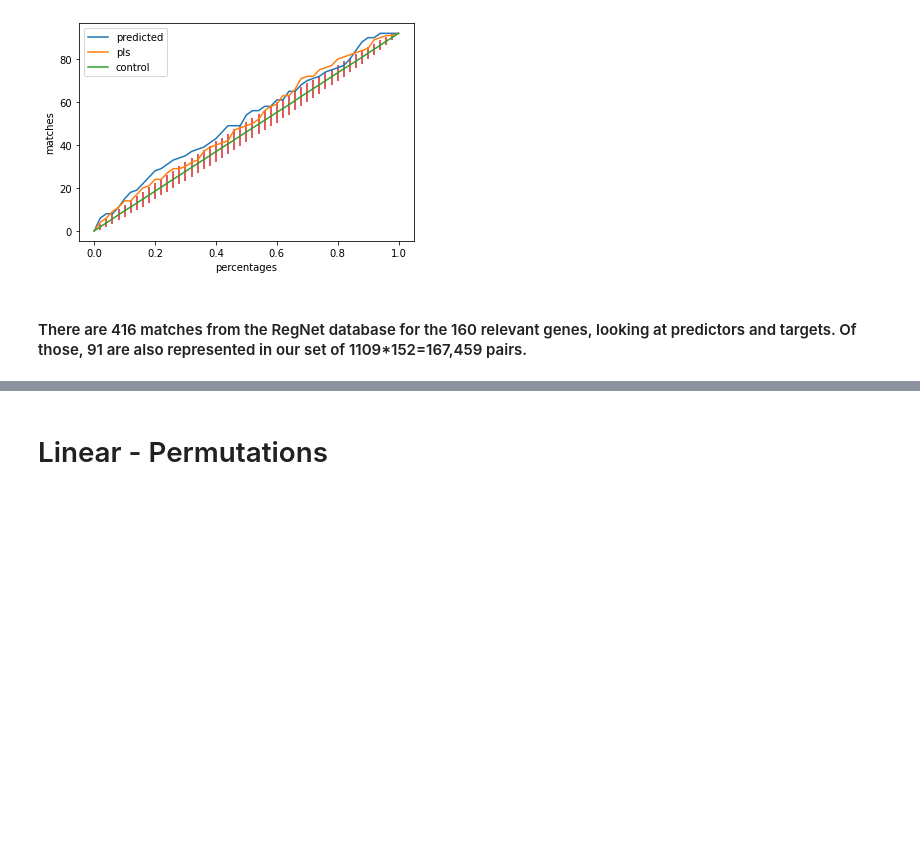
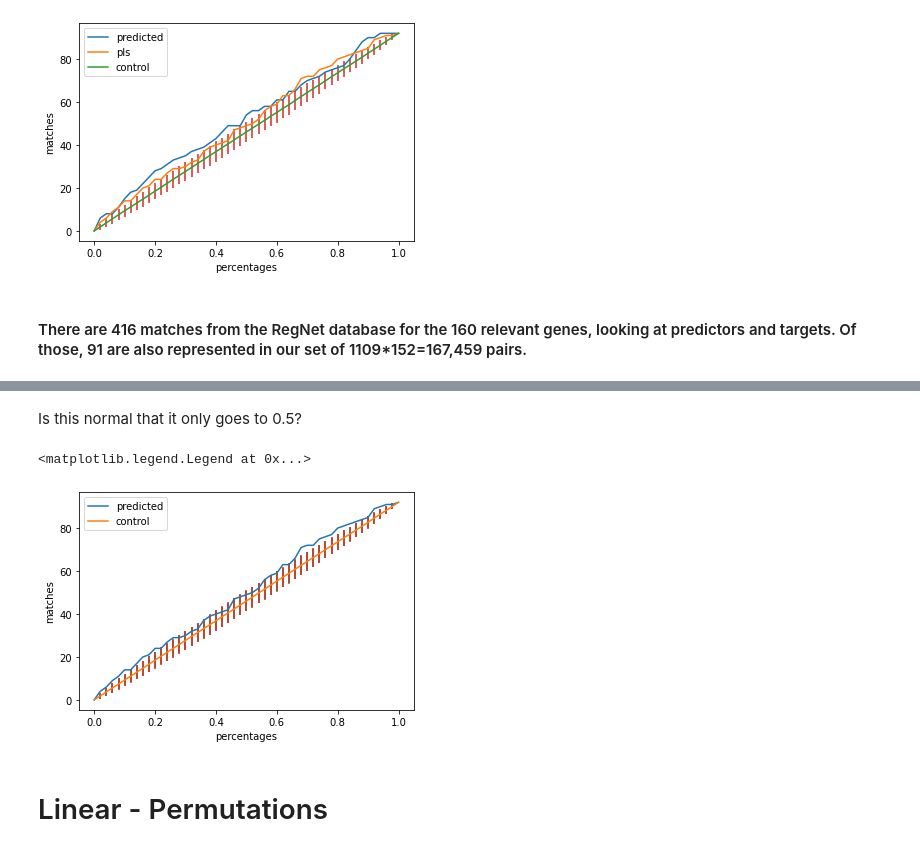
Before and after one commit to antschum/thesis, a Jupyter notebook: GeneAnalysis.ipynb, the cells around one changed output, grey strips where cells are left out. Saved outputs shown, nothing was run; the diff lists cells and outputs as text; code cells hidden in the pictures; blank space fills up the shorter version.

```diff
--- a/GeneAnalysis.ipynb
+++ b/GeneAnalysis.ipynb
@@ -83,0 +64,9 @@ ax.legend()
+# %%
+# import permutation scores
+percentages = list(np.arange(0, 1.02, 0.02))
+# acutally counts. of the evaluated permutations
+pls_permut160 = pd.read_pickle('pls/permutations.pkl')
+
+
+pls_count160 = pd.DataFrame(pd.read_pickle('pls/count.pkl'), columns = ['matches'])
+pls_permut160['percentages'], pls_count160['percentages']=percentages, percentages
@@ -84,3 +96,14 @@ ax.legend()
+# %% [markdown]
+Is this normal that it only goes to 0.5?
+# %%
+ax = sns.lineplot(data = pls_count160, x='percentages', y = 'matches',label='predicted')
+ax = sns.lineplot(data = pls_permut160, x ='percentages', y = 'mean', label='control')
+ax.errorbar(pca_permut160['percentages'], pca_permut160['mean'], yerr=pca_permut160['std'], fmt=' ', zorder=-1)
+ax.errorbar(pls_permut160['percentages'], pls_permut160['mean'], yerr=pls_permut160['std'], fmt=' ', zorder=-1)
+ax.legend()
+# %% [output]
+<matplotlib.legend.Legend at 0x...>
+[figure, added]
 # %% [markdown]
 # Linear - Permutations
 # %%
```
Also changed, not shown: parts of 16 cells of this notebook.
